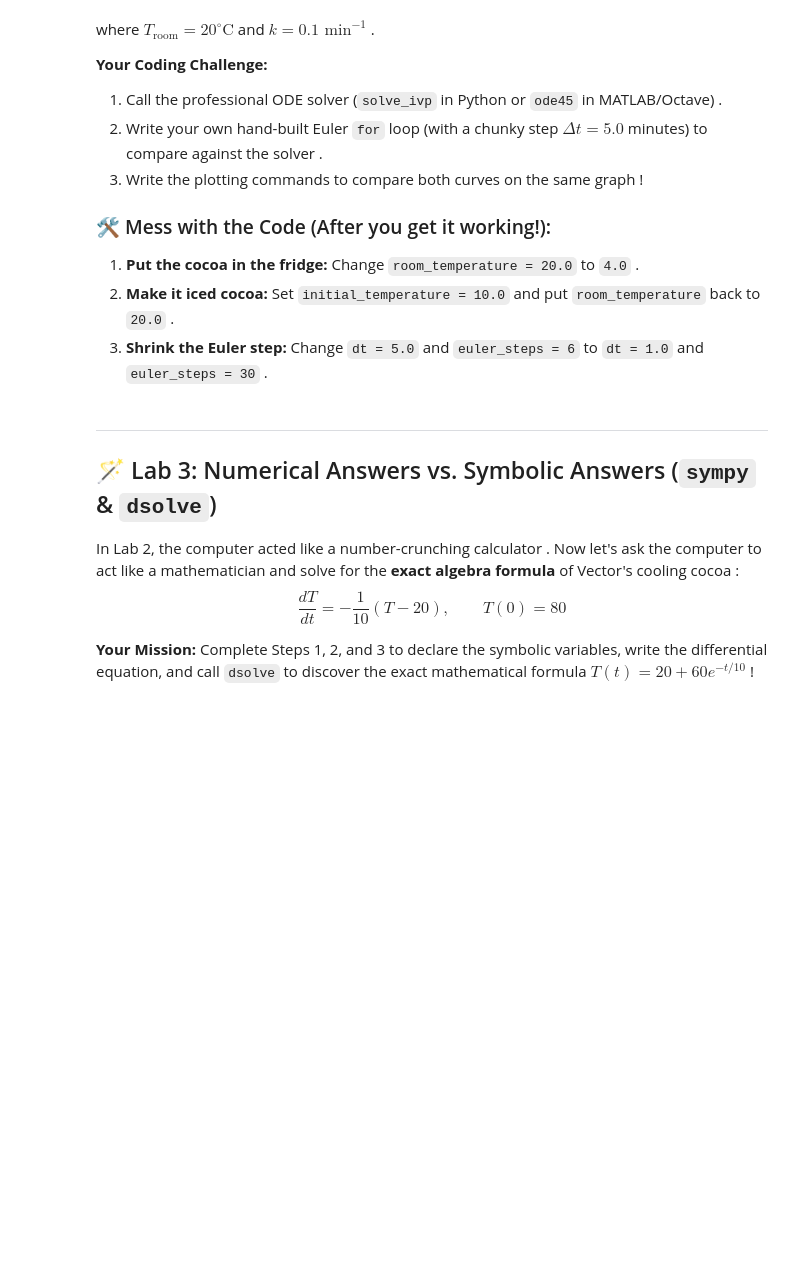
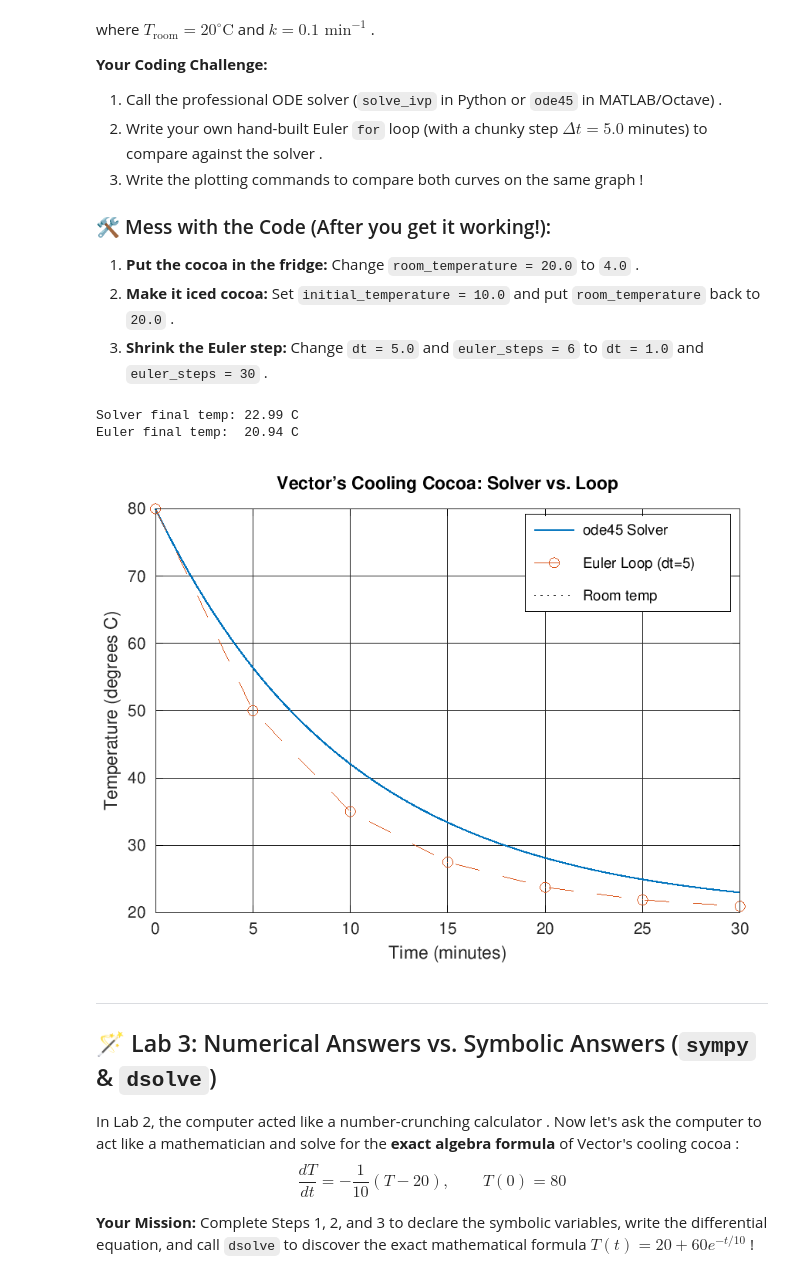
Before and after one commit to Malik-Nauman-Rauf-207/control-systems-book, a Jupyter notebook: CIMID_Chapter3.ipynb, the cells around one changed output. Cells and saved outputs as stored; diff of their text form; code cells hidden in the pictures; blank space fills up the shorter version.

```diff
--- a/CIMID_Chapter3.ipynb
+++ b/CIMID_Chapter3.ipynb
@@ -299,44 +369,57 @@ else:
 # %%
 %%octave
 % --- 🚀 MATLAB / OCTAVE SANDBOX: LAB 2 (lab02_cocoa.m) ---
 
 room_temperature = 20.0;  % degrees C
 cooling_rate = 0.1;       % per minute
 initial_temperature = 80.0;
 sample_times = linspace(0.0, 30.0, 301);
 
-cocoa_rate = @(t, T) -cooling_rate * (T - room_temperature);
-
 % --- 🛠️ STEP 1: CALL ode45 🛠️ ---
-% Replace ___ if experimenting, or run to verify!
-[time, temperature] = ode45(cocoa_rate, sample_times, initial_temperature);
+% Call ode45 using @cocoa_rate, sample_times, and initial_temperature
+[time, temperature] = ode45( ___ , ___ , ___ );
 
 % --- 🛠️ STEP 2: WRITE AN EULER LOOP TO COMPARE 🛠️ ---
 dt = 5.0;
 euler_steps = 6;
 euler_time = (0:euler_steps) * dt;
 euler_temp = zeros(1, euler_steps + 1);
 euler_temp(1) = initial_temperature;
 
-for i = 1:euler_steps
+for i = ___ : ___
     rate = -cooling_rate * (euler_temp(i) - room_temperature);
-    euler_temp(i + 1) = euler_temp(i) + rate * dt;
+    euler_temp(i + 1) = ___ ;
 end
 
 fprintf('Solver final temp: %.2f C\n', temperature(end));
 fprintf('Euler final temp:  %.2f C\n', euler_temp(end));
 
 % --- 🛠️ STEP 3: WRITE THE PLOTTING CODE 🛠️ ---
 figure;
-plot(time, temperature, 'LineWidth', 2);
+% 1. Plot (time, temperature) using plot()
+plot( ___ , ___ , 'LineWidth', 2, 'DisplayName', 'ode45 Solver');
 hold on;
-plot(euler_time, euler_temp, 'o--', 'LineWidth', 1.5);
-plot(time, room_temperature * ones(size(time)), 'k:');
-xlabel('Time (minutes)');
-ylabel('Temperature (degrees C)');
-title('Vector''s Cooling Cocoa: Solver vs. Loop');
-legend('ode45 Solver', 'Euler Loop (dt=5)', 'Room temp');
+% 2. Plot (euler_time, euler_temp) with 'o--' style
+plot( ___ , ___ , 'o--', 'LineWidth', 1.5, 'DisplayName', 'Euler Loop');
+yline(room_temperature, '--', 'DisplayName', 'Room temp');
+
+% 3. Add xlabel, ylabel, and title!
+xlabel( ___ );
+ylabel( ___ );
+title( ___ );
 grid on;
+legend('show');
+
+% --- TRADITIONAL RATE FUNCTION AT THE BOTTOM ---
+function dTdt = cocoa_rate(t, T)
+    room_temperature = 20.0;
+    cooling_rate = 0.1;
+    dTdt = -cooling_rate * (T - room_temperature);
+end
+# %% [output]
+Solver final temp: 22.99 C
+Euler final temp:  20.94 C
+[figure, added]
 # %% [markdown]
 ---
 ## 🪄 Lab 3: Numerical Answers vs. Symbolic Answers (`sympy` & `dsolve`)
```
Also changed, not shown: parts of 9 cells of this notebook.
